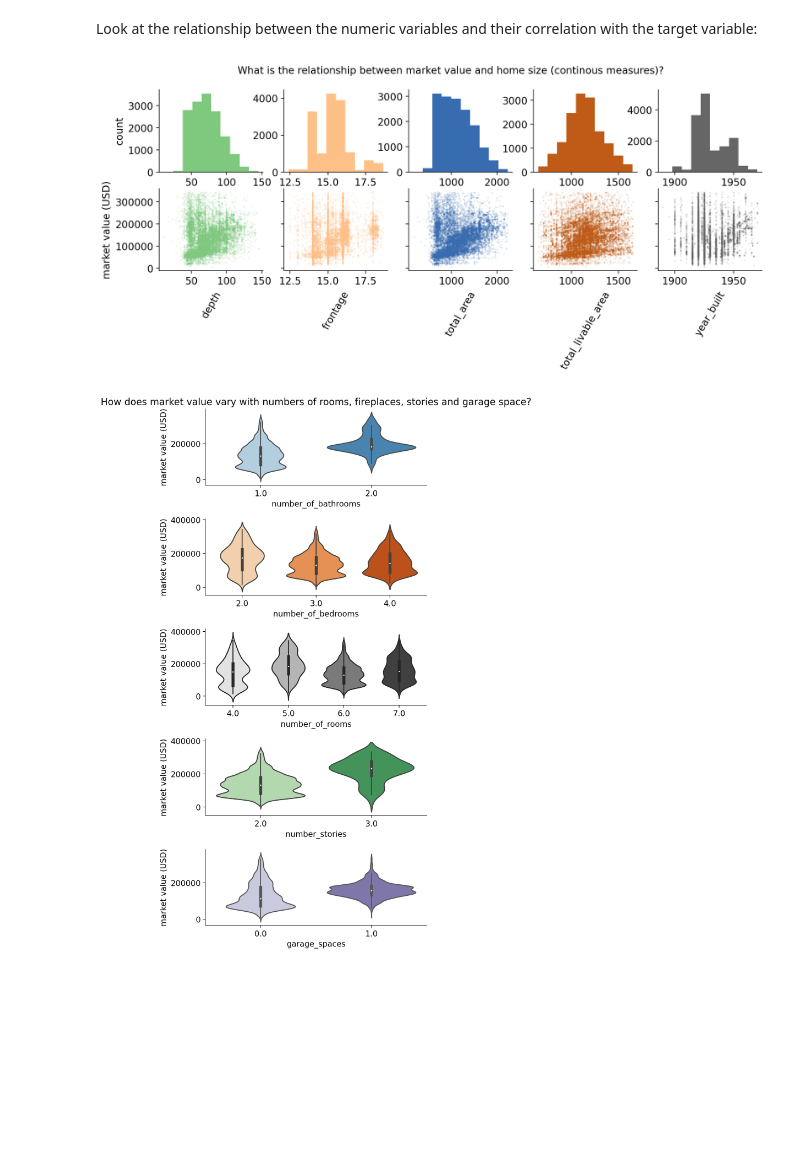
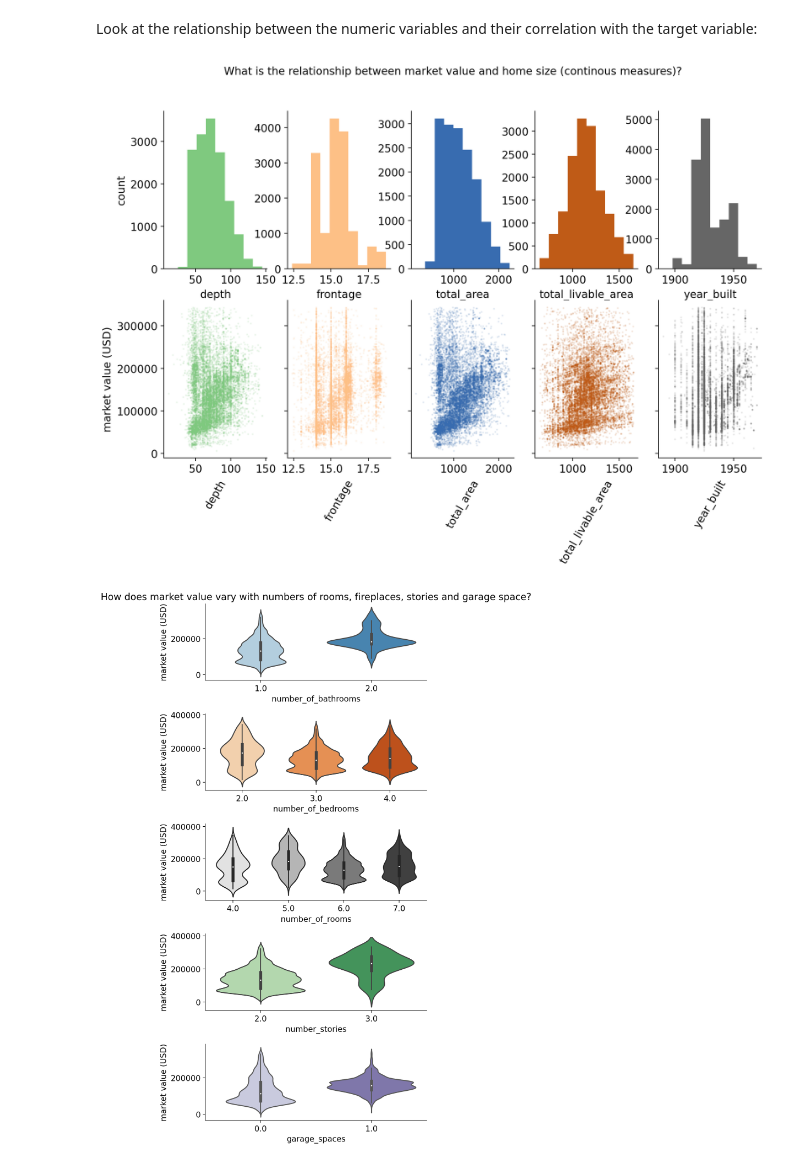
Before and after one commit to kadougherty/philadelphiaprops, a Jupyter notebook: eda.ipynb, the cells around one changed output. Cells and saved outputs as stored; diff of their text form; code cells hidden in the pictures; blank space fills up the shorter version.

```diff
--- a/eda.ipynb
+++ b/eda.ipynb
@@ -33,6 +33,7 @@ IPython.OutputArea.prototype._should_scroll = function(lines) {
 # %%
 df = pd.read_pickle('interim_data/df_cleaned')
 target = 'market_value'
+figdir = 'plots'
 # %%
 plt.rcParams['figure.figsize'] = [8.0, 4.0]
 plt.rcParams['figure.dpi'] = 200
@@ -89,37 +99,40 @@ Look at the relationship between the numeric variables and their correlation wit
 colors = plt.cm.get_cmap('Accent')
 its = np.linspace(0,1,num=int(len(continous)))
 
-fig,ax=plt.subplots(nrows=2,ncols=int(len(continous)),figsize=(13,4))
+fig,ax=plt.subplots(nrows=2,ncols=int(len(continous)),figsize=(12,7))
 
 cnt =0
 for predictor in continous:
     ax[0,cnt].hist(numdf[predictor],color=colors(its[cnt]))
     sns.despine()
     ax[0,cnt].ticklabel_format(style='plain')
-    ax[0,cnt].set_xlabel(predictor,rotation=60)
+    ax[0,cnt].set_xlabel(predictor,rotation=0)
     #ax[0,cnt].set_xscale('log')
     if cnt == 0:
         ax[0,cnt].set_ylabel('count')
     cnt += 1
 
 
 cnt =0
 for predictor in continous:
     ax[1,cnt].scatter(numdf[predictor],numdf[target],s=1.25,alpha=0.1,color=colors(its[cnt]))
     sns.despine()
     ax[1,cnt].ticklabel_format(style='plain')
     ax[1,cnt].set_xlabel(predictor,rotation=60)
     #ax[1,cnt].set_xscale('log')
     if cnt > 0:
         ax[1,cnt].yaxis.set_ticklabels([])
     if cnt == 0:
         ax[1,cnt].set_ylabel('market value (USD)')
     cnt += 1
 
 plt.suptitle('What is the relationship between market value and home size (continous measures)?')
 plt.show()
+
+figname = os.path.join(figdir,'marketvalue_homesize.png')
+fig.savefig(figname,dpi=400,orientation='portrait', transparent=True,bbox_inches='tight')
 # %% [output]
-[figure, old version]
+[figure, new version]
 # %%
 fig,ax=plt.subplots(ncols=1,nrows=len(discrete),figsize=(6,12))
 cnt = 0
```
Also changed, not shown: parts of 8 cells of this notebook, 3 other files.
